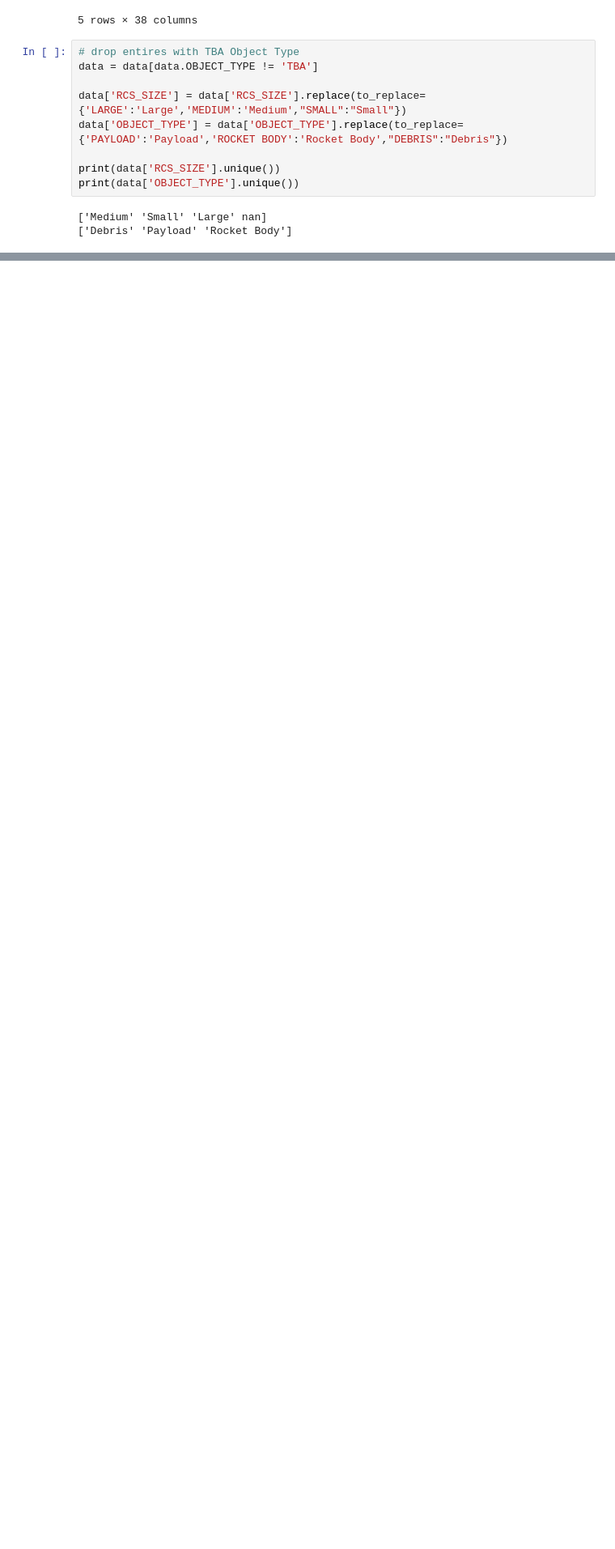
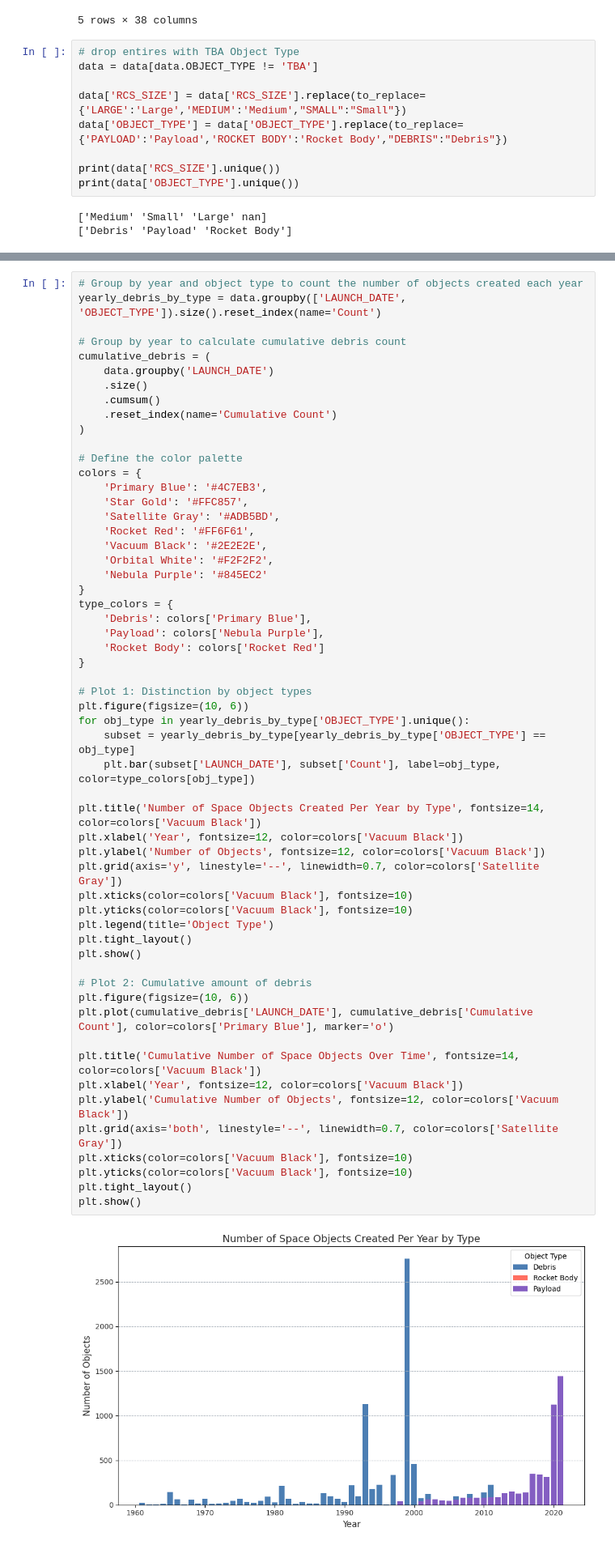
Before and after one commit to markusiewiczj/EDA-Space-Debris, a Jupyter notebook: EDA Space Debris.ipynb, the cells around one changed output, grey strips where cells are left out. Shown at 81% size. Saved outputs shown, nothing was run; the diff lists cells and outputs as text; blank space fills up the shorter version.

```diff
--- a/EDA Space Debris.ipynb
+++ b/EDA Space Debris.ipynb
@@ -37,0 +82,58 @@ print(data['OBJECT_TYPE'].unique())
+# %%
+# Group by year and object type to count the number of objects created each year
+yearly_debris_by_type = data.groupby(['LAUNCH_DATE', 'OBJECT_TYPE']).size().reset_index(name='Count')
+
+# Group by year to calculate cumulative debris count
+cumulative_debris = (
+    data.groupby('LAUNCH_DATE')
+    .size()
+    .cumsum()
+    .reset_index(name='Cumulative Count')
+)
+
+# Define the color palette
+colors = {
+    'Primary Blue': '#4C7EB3',
+    'Star Gold': '#FFC857',
+    'Satellite Gray': '#ADB5BD',
+    'Rocket Red': '#FF6F61',
+    'Vacuum Black': '#2E2E2E',
+    'Orbital White': '#F2F2F2',
+    'Nebula Purple': '#845EC2'
+}
+type_colors = {
+    'Debris': colors['Primary Blue'],
+    'Payload': colors['Nebula Purple'],
+    'Rocket Body': colors['Rocket Red']
+}
+
+# Plot 1: Distinction by object types
+plt.figure(figsize=(10, 6))
+for obj_type in yearly_debris_by_type['OBJECT_TYPE'].unique():
+    subset = yearly_debris_by_type[yearly_debris_by_type['OBJECT_TYPE'] == obj_type]
+    plt.bar(subset['LAUNCH_DATE'], subset['Count'], label=obj_type, color=type_colors[obj_type])
+
+plt.title('Number of Space Objects Created Per Year by Type', fontsize=14, color=colors['Vacuum Black'])
+plt.xlabel('Year', fontsize=12, color=colors['Vacuum Black'])
+plt.ylabel('Number of Objects', fontsize=12, color=colors['Vacuum Black'])
+plt.grid(axis='y', linestyle='--', linewidth=0.7, color=colors['Satellite Gray'])
+plt.xticks(color=colors['Vacuum Black'], fontsize=10)
+plt.yticks(color=colors['Vacuum Black'], fontsize=10)
+plt.legend(title='Object Type')
+plt.tight_layout()
+plt.show()
+
+# Plot 2: Cumulative amount of debris
+plt.figure(figsize=(10, 6))
+plt.plot(cumulative_debris['LAUNCH_DATE'], cumulative_debris['Cumulative Count'], color=colors['Primary Blue'], marker='o')
+
+plt.title('Cumulative Number of Space Objects Over Time', fontsize=14, color=colors['Vacuum Black'])
+plt.xlabel('Year', fontsize=12, color=colors['Vacuum Black'])
+plt.ylabel('Cumulative Number of Objects', fontsize=12, color=colors['Vacuum Black'])
+plt.grid(axis='both', linestyle='--', linewidth=0.7, color=colors['Satellite Gray'])
+plt.xticks(color=colors['Vacuum Black'], fontsize=10)
+plt.yticks(color=colors['Vacuum Black'], fontsize=10)
+plt.tight_layout()
+plt.show()
+# %% [output]
+[figure, added]
```
Also changed, not shown: parts of 9 cells of this notebook.
